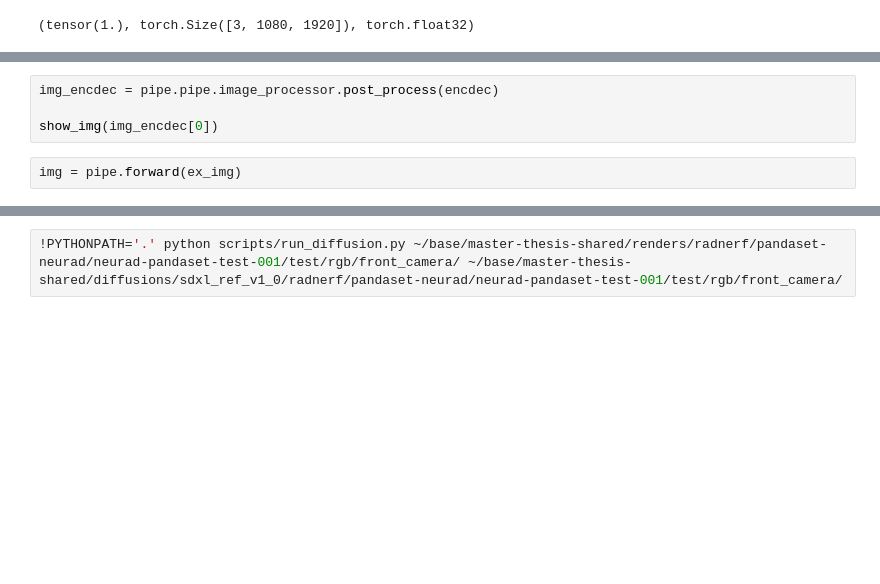
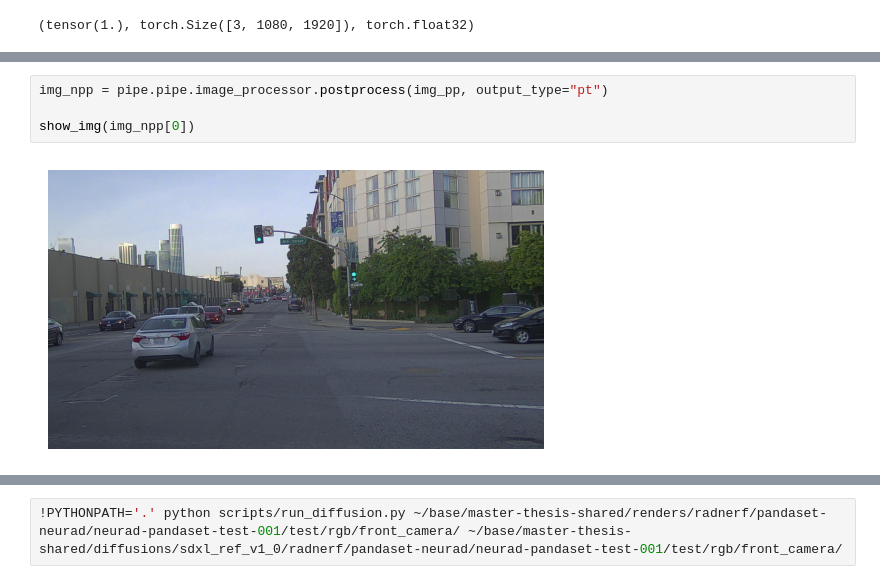
Before and after one commit to gasparyanartur/imaginedriving, a Jupyter notebook: notebooks/diffusion-example.ipynb, the cells around one changed output, grey strips where cells are left out. Drawn from its saved outputs; the diff is of its cells as text; blank space fills up the shorter version.

```diff
--- a/notebooks/diffusion-example.ipynb
+++ b/notebooks/diffusion-example.ipynb
@@ -48,8 +64,8 @@ img_enc.max(), img_enc.shape, img_enc.dtype
 # %% [output]
 (tensor(1.), torch.Size([1, 3, 1080, 1920]), torch.float32)
 # %%
-img_encdec = pipe.pipe.image_processor.post_process(encdec)
+img_npp = pipe.pipe.image_processor.postprocess(img_pp, output_type="pt")
 
-show_img(img_encdec[0])
+show_img(img_npp[0])
+# %% [output]
+[figure, added]
-# %%
-img = pipe.forward(ex_img)
```
Also changed, not shown: parts of 6 cells of this notebook, 2 other files.
